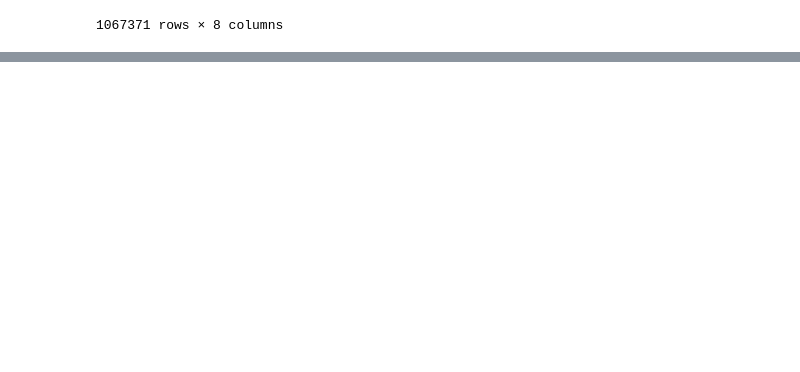
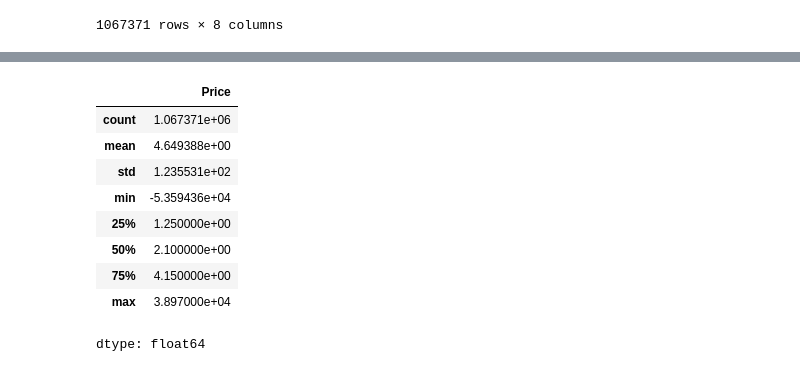
Before and after one commit to msarkar92/pandas-basics, a Jupyter notebook: Pandas_1.ipynb, the cells around one changed output, grey strips where cells are left out. Drawn from its saved outputs; the diff is of its cells as text; code cells hidden in the pictures; blank space fills up the shorter version.

```diff
--- a/Pandas_1.ipynb
+++ b/Pandas_1.ipynb
@@ -672,0 +685,14 @@ data
+# %%
+price_data = data['Price']
+price_data.describe()
+# %% [output]
+|  | Price |
+| count | 1.067371e+06 |
+| mean | 4.649388e+00 |
+| std | 1.235531e+02 |
+| min | -5.359436e+04 |
+| 25% | 1.250000e+00 |
+| 50% | 2.100000e+00 |
+| 75% | 4.150000e+00 |
+| max | 3.897000e+04 |
+dtype: float64
```
Also changed, not shown: parts of 4 cells of this notebook.
